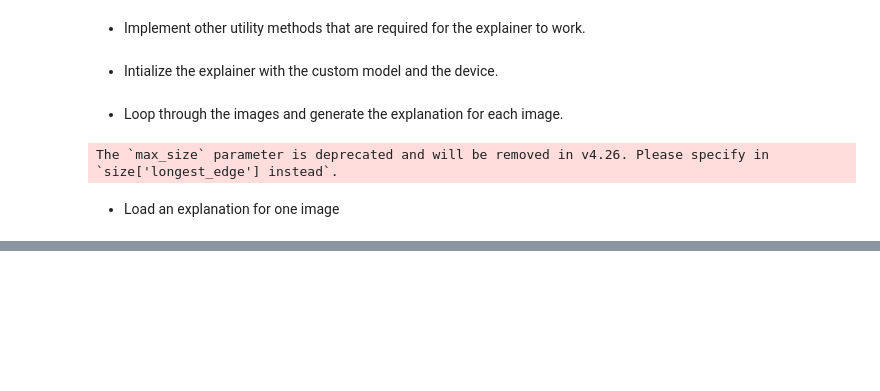
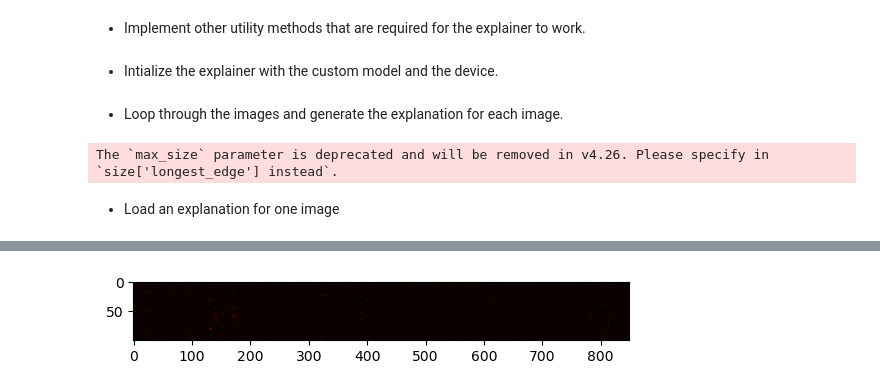
Before and after one commit to SuciuCaesar12/transformer-interpretabilty-object-detection, a Jupyter notebook: xai_demo.ipynb, the cells around one changed output, grey strips where cells are left out. Cells and saved outputs as stored; diff of their text form; code cells hidden in the pictures; blank space fills up the shorter version.

```diff
--- a/xai_demo.ipynb
+++ b/xai_demo.ipynb
@@ -200,0 +201,12 @@ figure.show()
+# %%
+raw_attention = explainer_output.outputs.cross_attentions[-1].mean(0)
+# %%
+# normalize raw_attention to [0, 1]
+normalized_attention = raw_attention / raw_attention.max()
+# %%
+# show normalized_attention
+np_normalized_attention = normalized_attention.cpu().numpy()
+plt.imshow(np_normalized_attention, cmap='hot', interpolation='nearest')
+plt.show()
+# %% [output]
+[figure, added]
```
Also changed, not shown: parts of 1 cell of this notebook, 2 other files.
